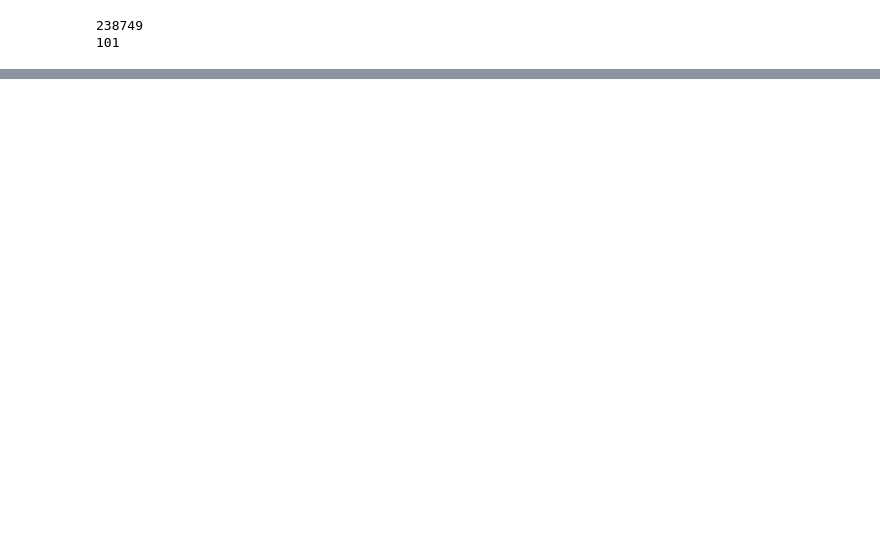
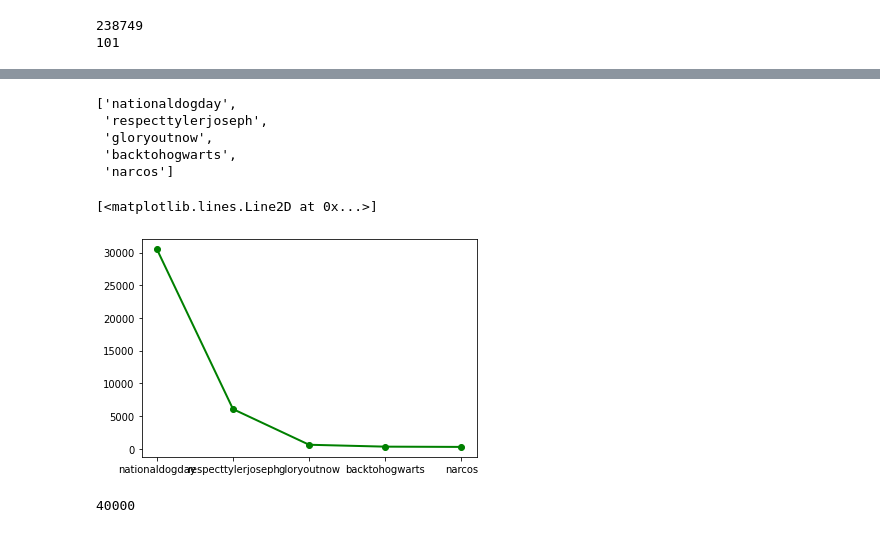
Before and after one commit to happygirlzt/six-degrees-of-separation-in-twitter, a Jupyter notebook: network_project.ipynb, the cells around one changed output, grey strips where cells are left out. Cells and saved outputs as stored; diff of their text form; code cells hidden in the pictures; blank space fills up the shorter version.

```diff
--- a/network_project.ipynb
+++ b/network_project.ipynb
@@ -123,0 +148,2 @@ dict(list(user_tags.items())[0:110])
+# %%
+tag_nums=pd.DataFrame({'tags':x,'num':y})
@@ -123,0 +154,4 @@ dict(list(user_tags.items())[0:110])
+# %%
+# Sort by the num of each tag
+sorted_tag_nums=tag_nums.sort_values(by=['num'], ascending=[0])
+sorted_tag_nums[:10]
@@ -124,3 +170,22 @@ dict(list(user_tags.items())[0:110])
+# %%
+sorted_x=sorted_tag_nums['tags'][:5]
+sorted_y=sorted_tag_nums['num'][:5]
+# %%
+list(sorted_x)
+# %% [output]
+['nationaldogday',
+ 'respecttylerjoseph',
+ 'gloryoutnow',
+ 'backtohogwarts',
+ 'narcos']
+# %%
+plt.plot(sorted_x, sorted_y,'go-', label='line 1', linewidth=2)
+# %% [output]
+[<matplotlib.lines.Line2D at 0x...>]
+[figure, added]
 # %%
 # Generate the nodes and edges
 nodes=user_friends.keys()
+len(nodes)
+# %% [output]
+40000
```
Also changed, not shown: parts of 62 cells of this notebook, 31 other files.
